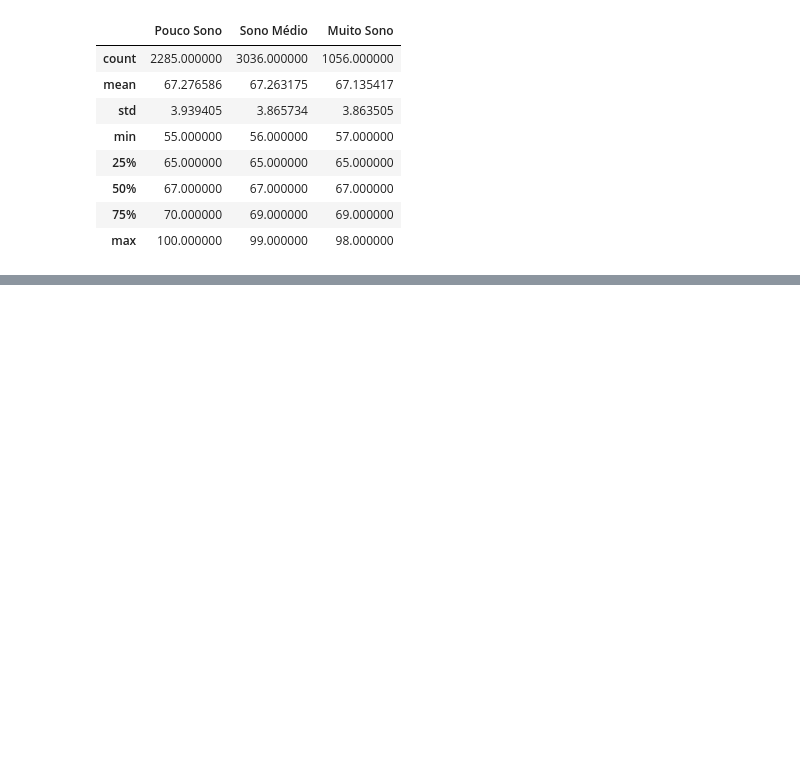
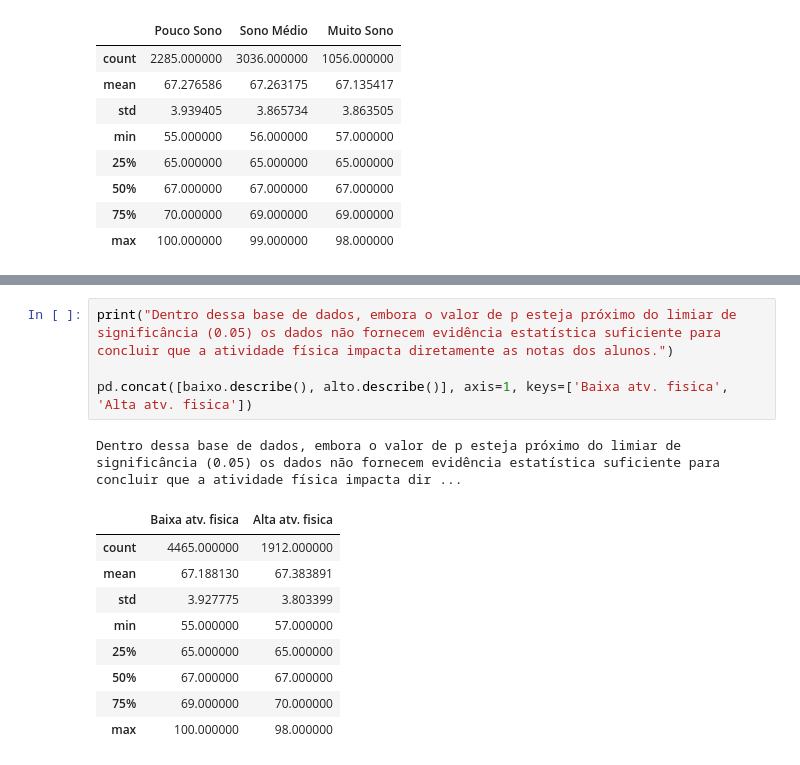
Before and after one commit to MariPinas/ProjetoAND1, a Jupyter notebook: notebook/ProjetoAND1.ipynb, the cells around one changed output, grey strips where cells are left out. Drawn from its saved outputs; the diff is of its cells as text; blank space fills up the shorter version.

```diff
--- a/notebook/ProjetoAND1.ipynb
+++ b/notebook/ProjetoAND1.ipynb
@@ -318,0 +354,15 @@ A análise estatística indica que não há evidências suficientes para afirmar
+# %%
+print("Dentro dessa base de dados, embora o valor de p esteja próximo do limiar de significância (0.05) os dados não fornecem evidência estatística suficiente para concluir que a atividade física impacta diretamente as notas dos alunos.")
+
+pd.concat([baixo.describe(), alto.describe()], axis=1, keys=['Baixa atv. fisica', 'Alta atv. fisica'])
+# %% [output]
+Dentro dessa base de dados, embora o valor de p esteja próximo do limiar de significância (0.05) os dados não fornecem evidência estatística suficiente para concluir que a atividade física impacta dir ...
+|  | Baixa atv. fisica | Alta atv. fisica |
+| count | 4465.000000 | 1912.000000 |
+| mean | 67.188130 | 67.383891 |
+| std | 3.927775 | 3.803399 |
+| min | 55.000000 | 57.000000 |
+| 25% | 65.000000 | 65.000000 |
+| 50% | 67.000000 | 67.000000 |
+| 75% | 69.000000 | 70.000000 |
+| max | 100.000000 | 98.000000 |
```
Also changed, not shown: parts of 3 cells of this notebook.
